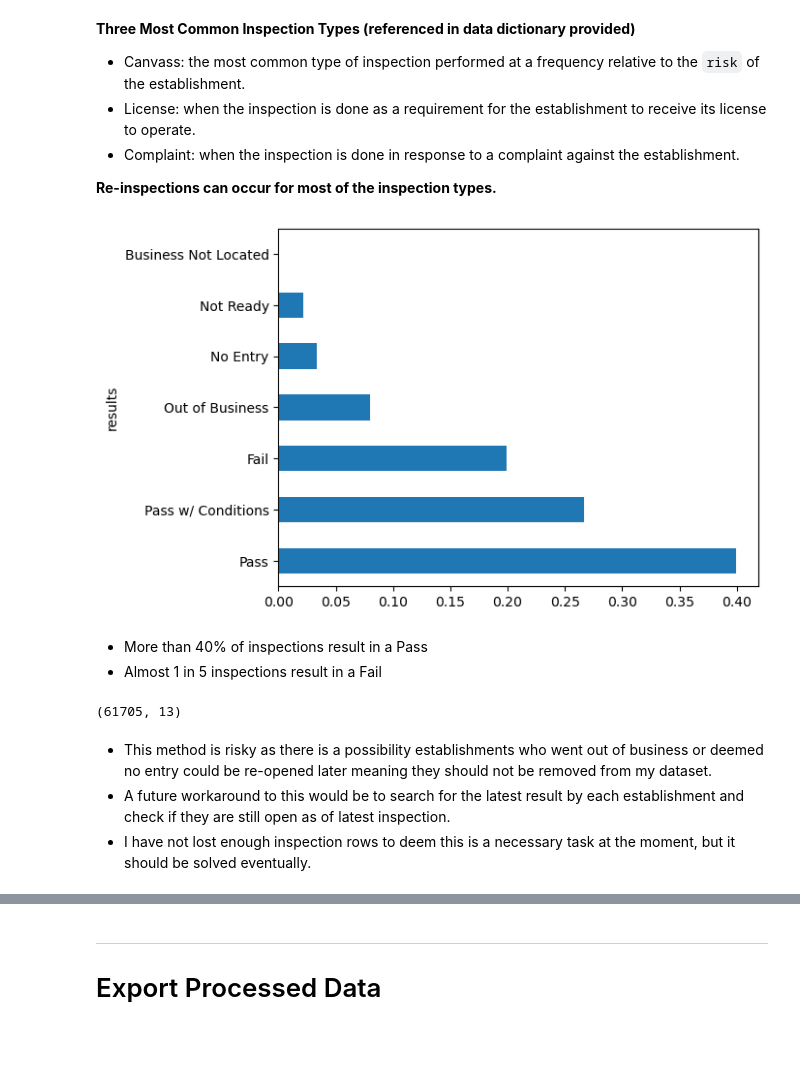
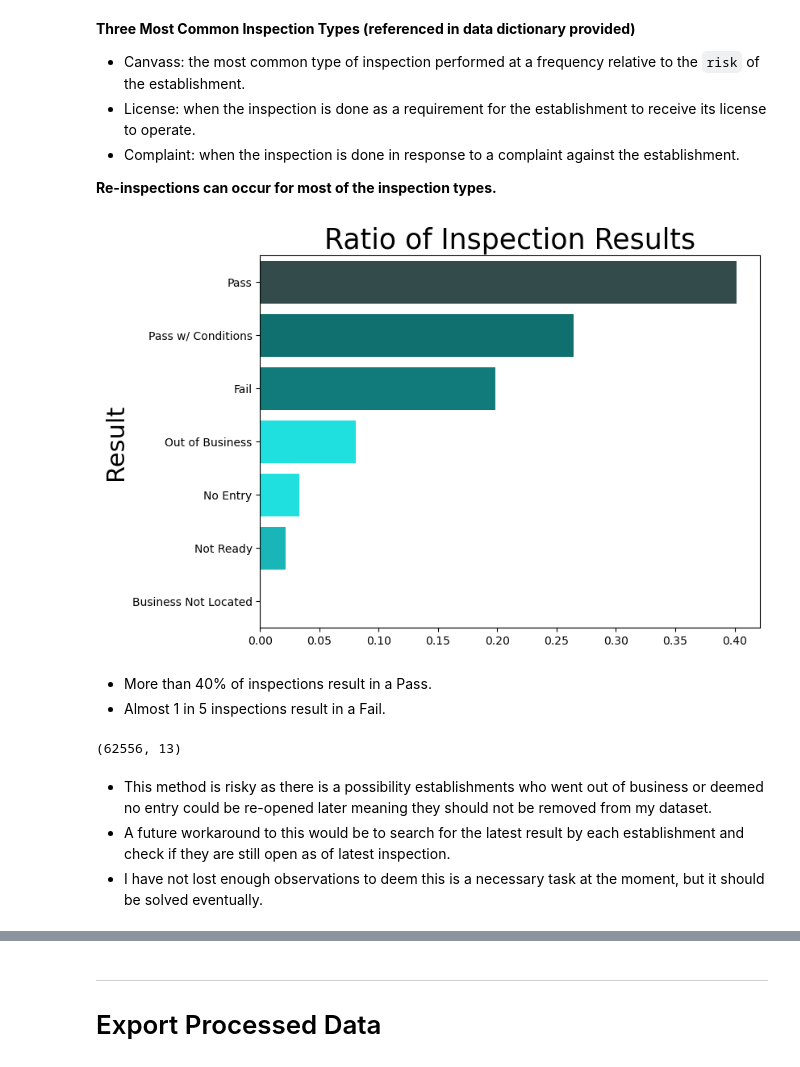
Before and after one commit to CharlesCro/food-inspections, a Jupyter notebook: code/notebooks/01_EDA.ipynb, the cells around one changed output, grey strips where cells are left out. Saved outputs shown, nothing was run; the diff lists cells and outputs as text; code cells hidden in the pictures; blank space fills up the shorter version.

```diff
--- a/code/notebooks/01_EDA.ipynb
+++ b/code/notebooks/01_EDA.ipynb
@@ -20,6 +36,9 @@ pd.set_option('display.max_columns', None)
+# %%
+# If you not have placed the CSV in the data folder, replace with correct path.
+file_path = '../../data/Food_Inspections_-_7_1_2018_-_Present_20241130.csv'
 # %%
 # Chicago Restaurant Inspections Data.
-chicago = pd.read_csv('../../data/inspection_chicago.csv')
+chicago = pd.read_csv(file_path)
 chicago.head(3)
 # %% [output]
 |  | Inspection ID | DBA Name | AKA Name | License # | Facility Type | Risk | Address | City | State | ... |
@@ -110,4 +133,5 @@ chicago['license_#'] = chicago['license_#'].fillna(0)
 chicago['facility_type'] = chicago['facility_type'].fillna('Missing Type')
 chicago['aka_name'] = chicago['aka_name'].fillna('Missing Name')
 chicago['violations'] = chicago['violations'].fillna('No Violations')
+chicago['risk'] = chicago['risk'].fillna('Risk 2 (Medium)') # give missing values average risk (Medium).
 # %%
@@ -120,5 +164,5 @@ chicago['license'] = chicago['license'].astype(int)
 # %%
-# drop uncommon inspection types.
-chicago = chicago[~chicago['inspection_type'].isin(['Non-Inspection', 'Consultation', 'Recent Inspection'])]
+# Drop uncommon/irrelevant inspection types.
+chicago = chicago[~chicago['inspection_type'].isin(['Non-Inspection', 'Consultation', 'Recent Inspection' , 'Not Ready', 'OUT OF BUSINESS'])]
 # %%
 def remove_punctuation(text):
@@ -190,24 +247,41 @@ chicago['inspection_type'].value_counts(normalize = True).plot(kind = 'barh');
 
 **Re-inspections can occur for most of the inspection types.**
 # %%
-# Inspecton Results
-chicago['results'].value_counts(normalize = True).plot(kind = 'barh');
+# Inspecton results visualized.
+results = chicago['results'].value_counts(normalize = True)
+
+plt.figure(figsize =  (8, 6))
+
+sns.barplot(x = results.values,
+            y = results.index,
+            orient = 'h',
+            palette = ['darkslategray', 'teal', 'darkcyan', 'aqua', 'cyan', 'darkturquoise', 'cadetblue'],
+            hue = results.index,
+            legend = False)
+
+plt.title('Ratio of Inspection Results', fontsize = 25)
+plt.ylabel('Result', fontsize = 22)
+
+# Save plot to images folder
+plt.savefig('../../images/inspection_results.png');
 # %% [output]
-[figure, old version]
+[figure, new version]
 # %% [markdown]
-- More than 40% of inspections result in a Pass
-- Almost 1 in 5 inspections result in a Fail
+- More than 40% of inspections result in a Pass.
+- Almost 1 in 5 inspections result in a Fail.
 # %%
-# For the purposes of a simpler problem to tackle initially and for easier modelling, I will simplify the results to just Pass or Fail
+# For the purposes of a simpler problem to tackle initially and for binary classification in my modelling, I will simplify the results to just Pass or Fail.
+
+# Referenced chicago.gov to make many judgement calls such as this one where I deem a 'Pass w/ Conditions' to have virtually the same merits as a straight Pass.
 chicago['results'] = chicago['results'].replace('Pass w/ Conditions', 'Pass')
 
-# Now I will drop results which are not pass or fail
+# Now I will drop results which are not Pass or Fail.
 chicago = chicago[chicago['results'].isin(['Pass', 'Fail'])]
 chicago.shape
 # %% [output]
-(61705, 13)
+(62556, 13)
 # %% [markdown]
 - This method is risky as there is a possibility establishments who went out of business or deemed no entry could be re-opened later meaning they should not be removed from my dataset.
 - A future workaround to this would be to search for the latest result by each establishment and check if they are still open as of latest inspection.
-- I have not lost enough inspection rows to deem this is a necessary task at the moment, but it should be solved eventually.
+- I have not lost enough observations to deem this is a necessary task at the moment, but it should be solved eventually.
 # %%
```
Also changed, not shown: parts of 37 cells of this notebook, 10 other files.
